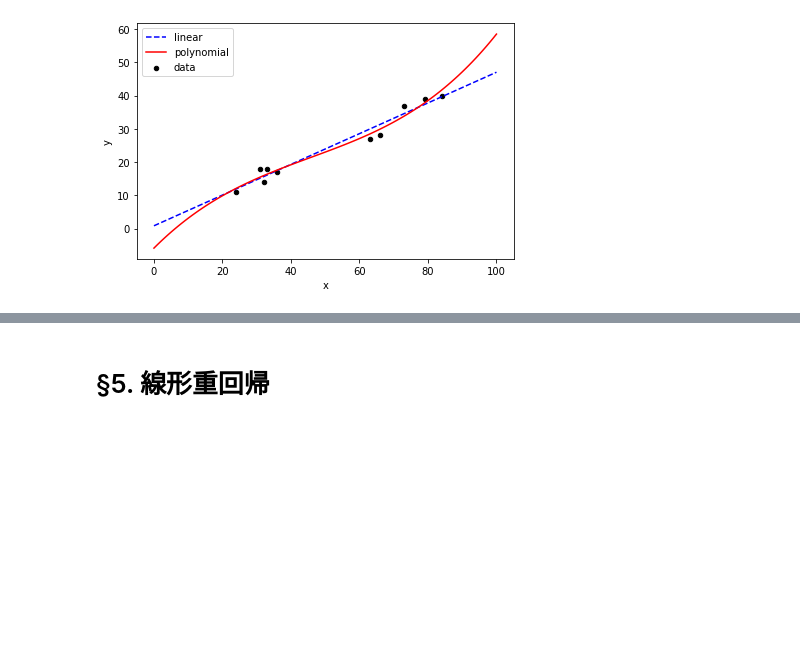
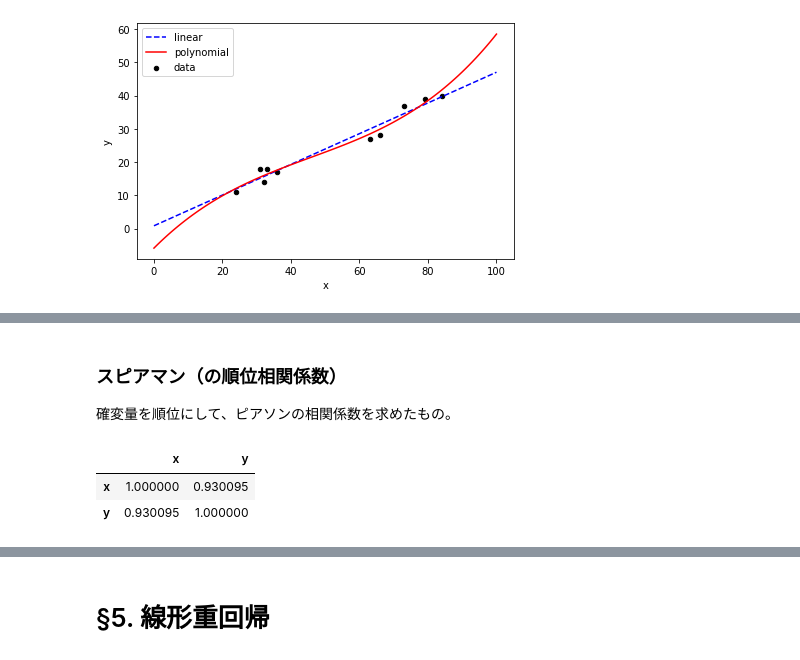
Before and after one commit to kabupen/stamp, a Jupyter notebook: books/mva/section1_regression.ipynb, the cells around one changed output, grey strips where cells are left out. Saved outputs shown, nothing was run; the diff lists cells and outputs as text; code cells hidden in the pictures; blank space fills up the shorter version.

```diff
--- a/books/mva/section1_regression.ipynb
+++ b/books/mva/section1_regression.ipynb
@@ -181,0 +234,10 @@ plt.show()
+# %% [markdown]
+### スピアマン（の順位相関係数）
+
+確変量を順位にして、ピアソンの相関係数を求めたもの。
+# %%
+df.corr(method="spearman")
+# %% [output]
+|  | x | y |
+| x | 1.000000 | 0.930095 |
+| y | 0.930095 | 1.000000 |
```
Also changed, not shown: parts of 16 cells of this notebook, 3 other files.
